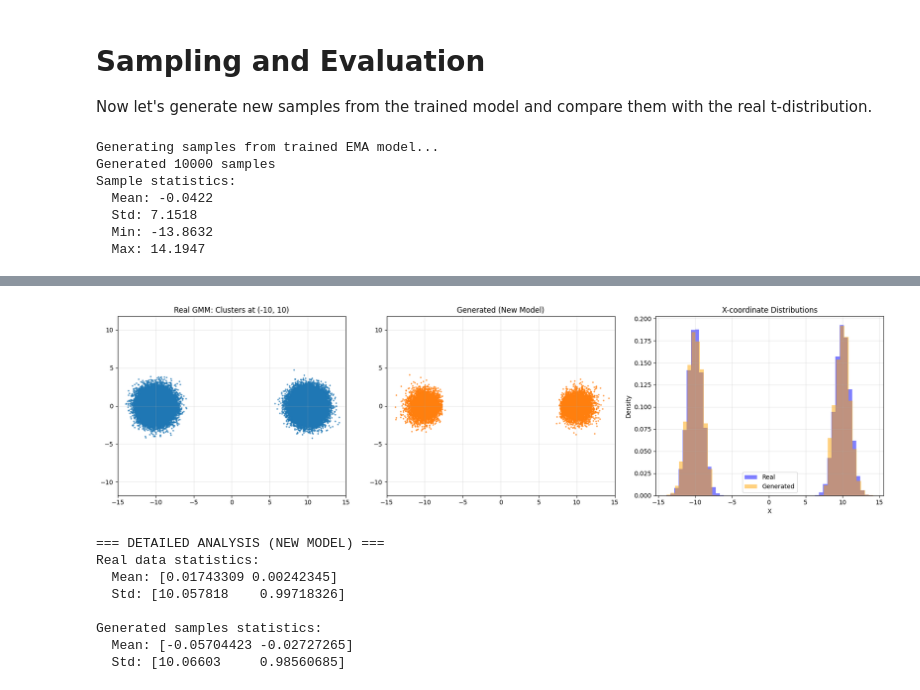
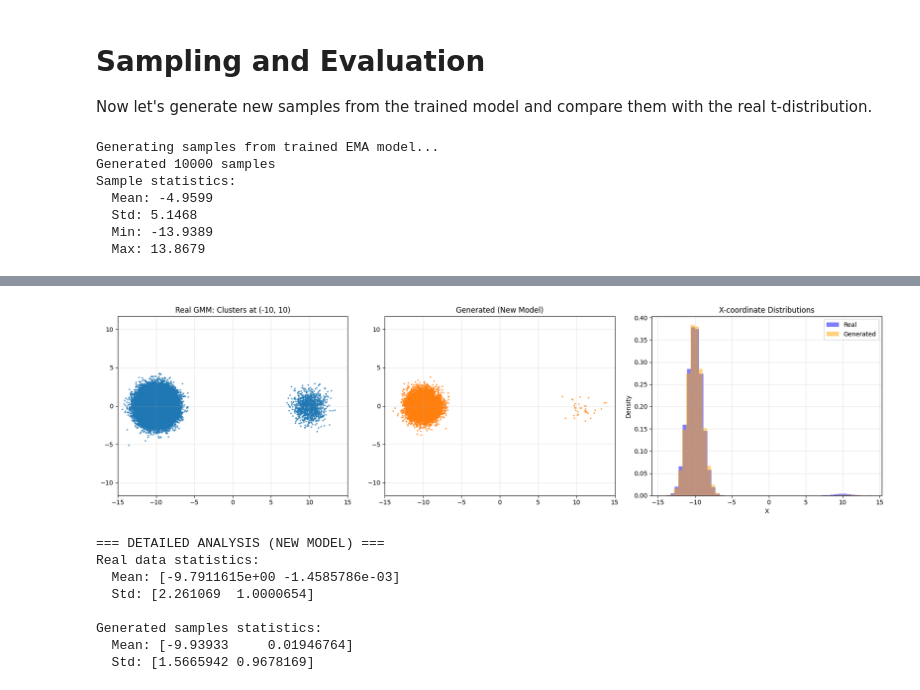
Before and after one commit to GeorgeT27/Generative-model-DYI, a Jupyter notebook: Flow_Matching_Gaussian_Mixture_Bernoulli.ipynb, the cells around one changed output, grey strips where cells are left out. Drawn from its saved outputs; the diff is of its cells as text; code cells hidden in the pictures.

```diff
--- a/Flow_Matching_Gaussian_Mixture_Bernoulli.ipynb
+++ b/Flow_Matching_Gaussian_Mixture_Bernoulli.ipynb
@@ -146,7 +144,7 @@ step_size= 40  # Reduce LR later
 gamma= 0.5 # More gradual LR reduction
 lr_adjust_epoch= 25 # 学习率调整的epoch，降为原有的10%
 batch_print_interval= 100 # 打印间隔，以batch为单位
-device= 'cpu' # cuda、cpu、mps(only macbook)
+device= 'cuda' # cuda、cpu、mps(only macbook)
 checkpoint_save_interval= 10 # 模型保存间隔，以epoch为单位
 # %%
 nu=2
@@ -154,8 +152,8 @@ N=100000
 batch_size=64
 # Create the Dataset
 mean_coor=torch.tensor([[-10,0],[10,0]],device=device)
-choice=torch.randint(0,2,(N,),device=device)
-mus=mean_coor[choice]
+mask=torch.bernoulli(torch.full((N,),0.01,device=device)).long()
+mus=mean_coor[mask]
 sigmas=torch.randn(N,2,device=device)
 data=mus+sigmas
 
@@ -240,18 +238,17 @@ print(f"  Max: {generated_samples.max():.4f}")
 Generating samples from trained EMA model...
 Generated 10000 samples
 Sample statistics:
-  Mean: -0.0422
-  Std: 7.1518
-  Min: -13.8632
-  Max: 14.1947
+  Mean: -4.9599
+  Std: 5.1468
+  Min: -13.9389
+  Max: 13.8679
 # %%
 import matplotlib.pyplot as plt
 import numpy as np
-from scipy import stats
 # Generate true t-distribution samples for comparison
 mean_coor=torch.tensor([[-10,0],[10,0]],device=device)
-choice=torch.randint(0,2,(N,),device=device)
-mus=mean_coor[choice]
+mask=torch.bernoulli(torch.full((N,),0.01,device=device)).long()
+mus=mean_coor[mask]
 sigmas=torch.randn(N,2,device=device)
 data=mus+sigmas
 real_samples_new = data.cpu().numpy()
@@ -307,9 +304,9 @@ WARNING:matplotlib.axes._base:Ignoring fixed y limits to fulfill fixed data aspe
-[figure, old version]
+[figure, new version]
 === DETAILED ANALYSIS (NEW MODEL) ===
 Real data statistics:
-  Mean: [0.01743309 0.00242345]
-  Std: [10.057818    0.99718326]
+  Mean: [-9.7911615e+00 -1.4585786e-03]
+  Std: [2.261069  1.0000654]
 
 Generated samples statistics:
-  Mean: [-0.05704423 -0.02727265]
-  Std: [10.06603     0.98560685]
+  Mean: [-9.93933     0.01946764]
+  Std: [1.5665942 0.9678169]
```
Also changed, not shown: parts of 2 cells of this notebook, 1 other file.
